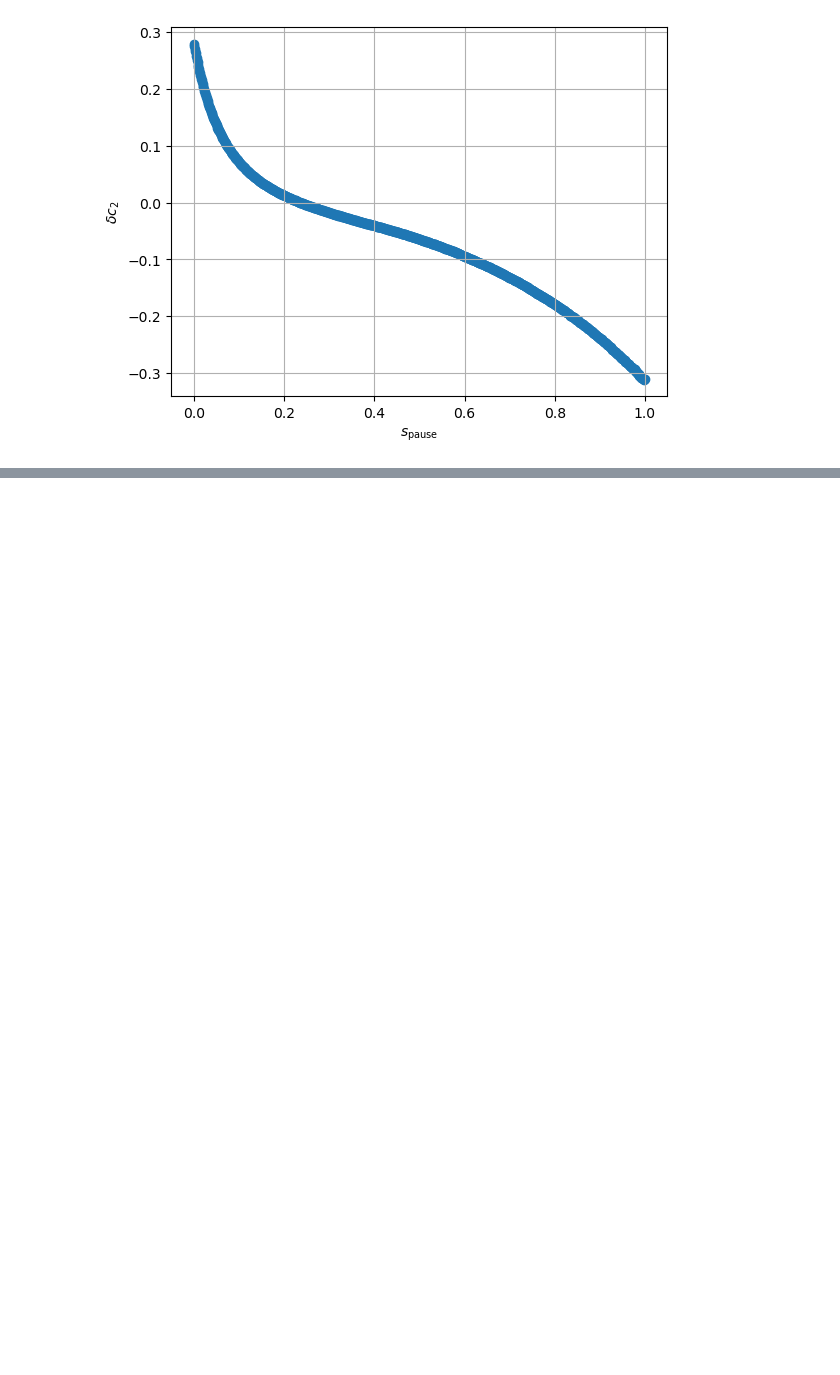
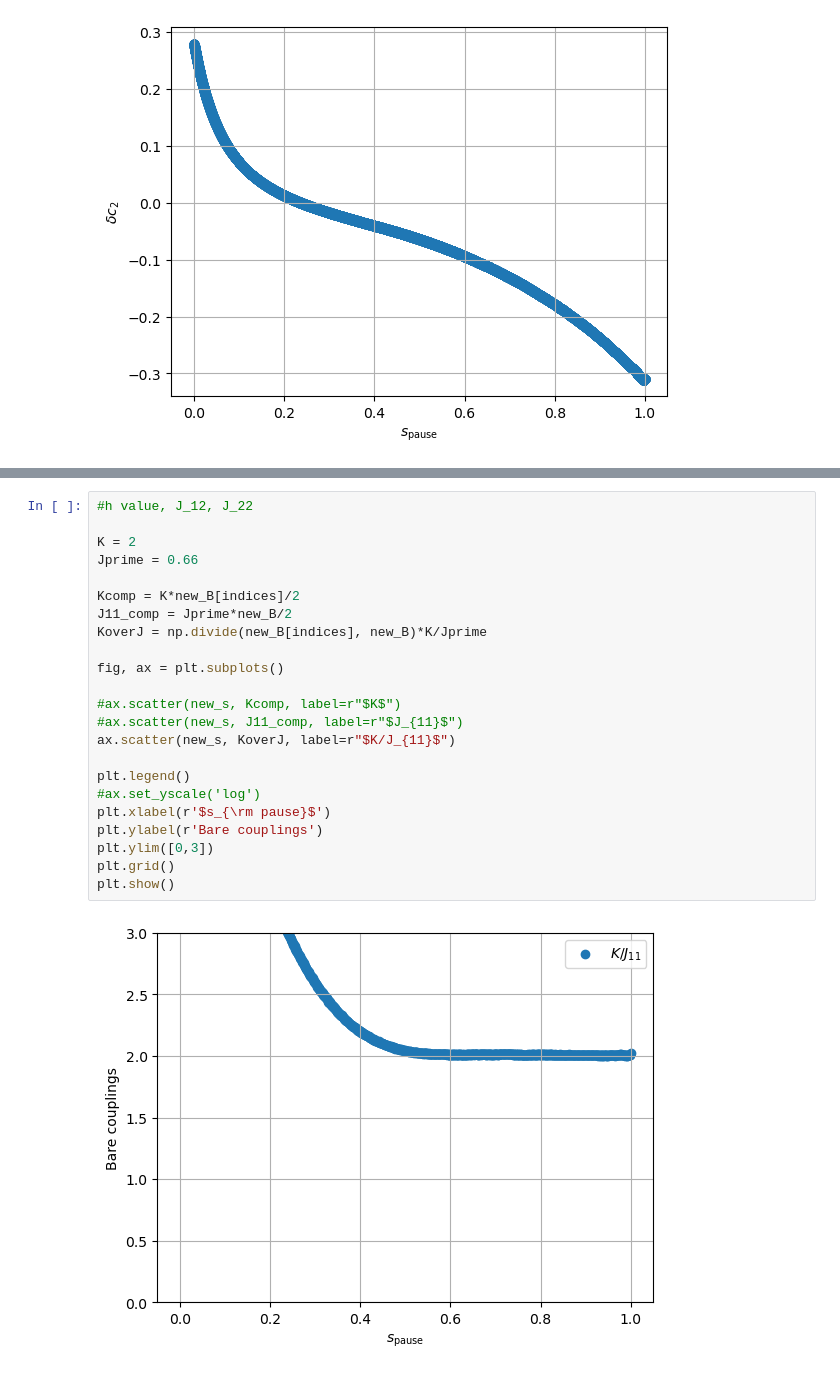
Before and after one commit to vdrouint/d-wave-other, a Jupyter notebook: annealing_params.ipynb, the cells around one changed output, grey strips where cells are left out. Drawn from its saved outputs; the diff is of its cells as text; blank space fills up the shorter version.

```diff
--- a/annealing_params.ipynb
+++ b/annealing_params.ipynb
@@ -109,0 +148,25 @@ plt.show()
+# %%
+#h value, J_12, J_22
+
+K = 2
+Jprime = 0.66
+
+Kcomp = K*new_B[indices]/2
+J11_comp = Jprime*new_B/2
+KoverJ = np.divide(new_B[indices], new_B)*K/Jprime
+
+fig, ax = plt.subplots()
+
+#ax.scatter(new_s, Kcomp, label=r"$K$")
+#ax.scatter(new_s, J11_comp, label=r"$J_{11}$")
+ax.scatter(new_s, KoverJ, label=r"$K/J_{11}$")
+
+plt.legend()
+#ax.set_yscale('log')
+plt.xlabel(r'$s_{\rm pause}$')
+plt.ylabel(r'Bare couplings')
+plt.ylim([0,3])
+plt.grid()
+plt.show()
+# %% [output]
+[figure, added]
```
Also changed, not shown: parts of 8 cells of this notebook.
